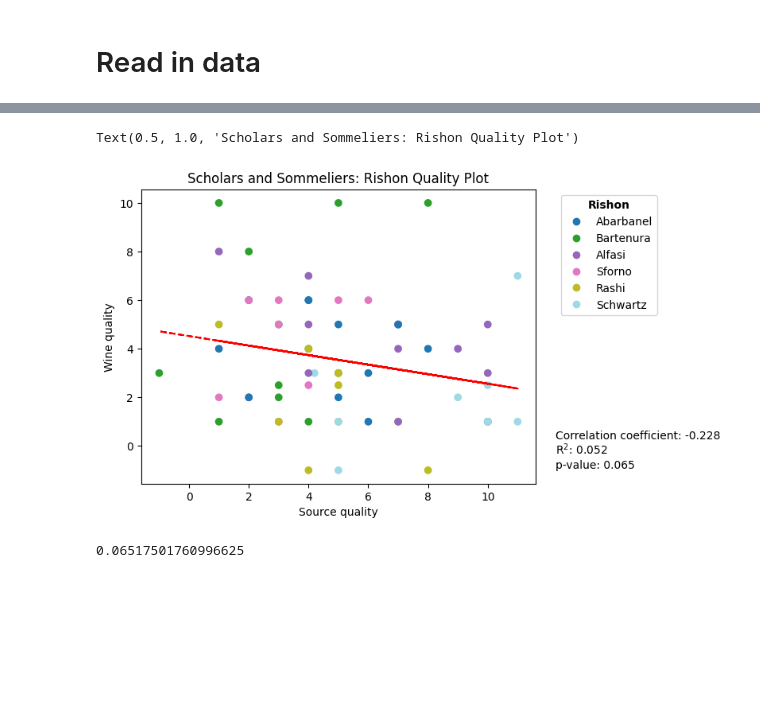
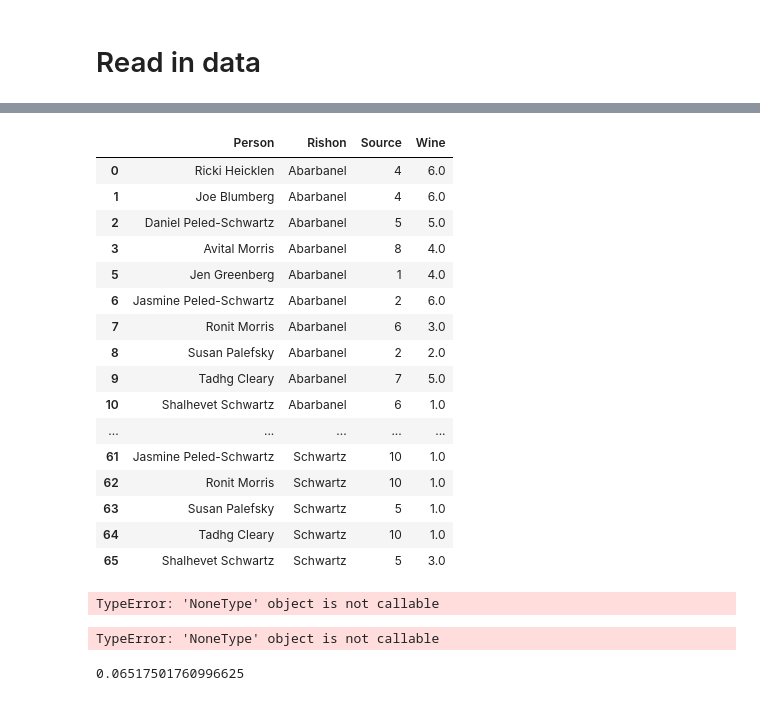
Before and after one commit to RickiHeicklen/scholars-and-sommeliers, a Jupyter notebook: rishon-analysis.ipynb, the cells around one changed output, grey strips where cells are left out. Drawn from its saved outputs; the diff is of its cells as text; code cells hidden in the pictures; blank space fills up the shorter version.

```diff
--- a/rishon-analysis.ipynb
+++ b/rishon-analysis.ipynb
@@ -60,6 +66,28 @@ df_imputed = pd.concat([group[group.columns[~group.columns.isin(numeric_cols)]].
 # %%
 # Set which variable to color the points by (either Person or Rishon)
 factor = "Rishon"
+# %%
+df_imputed = df[df['Person'] != "Chana Fisch"]
+# %%
+df_imputed
+# %% [output]
+|  | Person | Rishon | Source | Wine |
+| 0 | Ricki Heicklen | Abarbanel | 4 | 6.0 |
+| 1 | Joe Blumberg | Abarbanel | 4 | 6.0 |
+| 2 | Daniel Peled-Schwartz | Abarbanel | 5 | 5.0 |
+| 3 | Avital Morris | Abarbanel | 8 | 4.0 |
+| 5 | Jen Greenberg | Abarbanel | 1 | 4.0 |
+| 6 | Jasmine Peled-Schwartz | Abarbanel | 2 | 6.0 |
+| 7 | Ronit Morris | Abarbanel | 6 | 3.0 |
+| 8 | Susan Palefsky | Abarbanel | 2 | 2.0 |
+| 9 | Tadhg Cleary | Abarbanel | 7 | 5.0 |
+| 10 | Shalhevet Schwartz | Abarbanel | 6 | 1.0 |
+| ... | ... | ... | ... | ... |
+| 61 | Jasmine Peled-Schwartz | Schwartz | 10 | 1.0 |
+| 62 | Ronit Morris | Schwartz | 10 | 1.0 |
+| 63 | Susan Palefsky | Schwartz | 5 | 1.0 |
+| 64 | Tadhg Cleary | Schwartz | 10 | 1.0 |
+| 65 | Shalhevet Schwartz | Schwartz | 5 | 3.0 |
 # %%
 # Make color map and labels
 colors, color_labels = pd.factorize(df_imputed[factor])
@@ -70,43 +98,47 @@ color_map = cm.get_cmap('tab20')
 x = df_imputed['Source']
 y = df_imputed['Wine']
 coefficients = np.polyfit(x, y, 1)
-polynomial = np.poly1d(coefficients)
+# polynomial = np.poly1d(coefficients)
 
-# Fit a linear regression model
-slope, intercept, r_value, p_value, std_err = linregress(x, y)
+# # Fit a linear regression model
+# slope, intercept, r_value, p_value, std_err = linregress(x, y)
 
-# Calculate the correlation coefficient
-r_corr = pearsonr(x, y)[0]
+# # Calculate the correlation coefficient
+# r_corr = pearsonr(x, y)[0]
 
-# Calculate the R squared value
-r_squared = r_value ** 2
+# # Calculate the R squared value
+# r_squared = r_value ** 2
 
-# Create the scatterplot
-scatter = plt.scatter(x, y, c=colors, cmap=color_map, label="Data")
+# # Create the scatterplot
+# scatter = plt.scatter(x, y, c=colors, cmap=color_map, label="Data")
 
-# Plot the regression
-plt.plot(x, intercept + slope * x, 'r--')
+# # Plot the regression
+# plt.plot(x, intercept + slope * x, 'r--')
 
-# Add the correlation coefficient and R squared value to the plot
-plt.text(1.05, 0.15, f'Correlation coefficient: {r_corr:.3f}', transform=plt.gca().transAxes)
-plt.text(1.05, 0.1, f'R$^2$: {r_squared:.3f}', transform=plt.gca().transAxes)
-plt.text(1.05, 0.05, f'p-value: {p_value:.3f}', transform=plt.gca().transAxes)
+# # Add the correlation coefficient and R squared value to the plot
+# plt.text(1.05, 0.15, f'Correlation coefficient: {r_corr:.3f}', transform=plt.gca().transAxes)
+# plt.text(1.05, 0.1, f'R$^2$: {r_squared:.3f}', transform=plt.gca().transAxes)
+# plt.text(1.05, 0.05, f'p-value: {p_value:.3f}', transform=plt.gca().transAxes)
 
 
-# Add the legend
-handles, _ = scatter.legend_elements()
-legend = plt.legend(handles=handles, labels=color_labels, bbox_to_anchor=(1.05, 1), title=factor)
-legend.get_title().set_weight('bold')
+# # Add the legend
+# handles, _ = scatter.legend_elements()
+# legend = plt.legend(handles=handles, labels=color_labels, bbox_to_anchor=(1.05, 1), title=factor)
+# legend.get_title().set_weight('bold')
 
-# Add axes labels
-plt.xlabel('Source quality')
-plt.ylabel('Wine quality')
+# # Add axes labels
+# plt.xlabel('Source quality')
+# plt.ylabel('Wine quality')
 
-# Add a title
-plt.title('Scholars and Sommeliers: Rishon Quality Plot')
+# # Add a title
+# plt.title('Scholars and Sommeliers: Rishon Quality Plot')
 # %% [output]
-Text(0.5, 1.0, 'Scholars and Sommeliers: Rishon Quality Plot')
+TypeError: 'NoneType' object is not callable
-[figure, removed]
+# %%
+import numpy as np
+np.polyfit(x,y,deg=1)
+# %% [output]
+TypeError: 'NoneType' object is not callable
 # %%
 p_value
 # %% [output]
```
Also changed, not shown: parts of 15 cells of this notebook, 1 other file.
